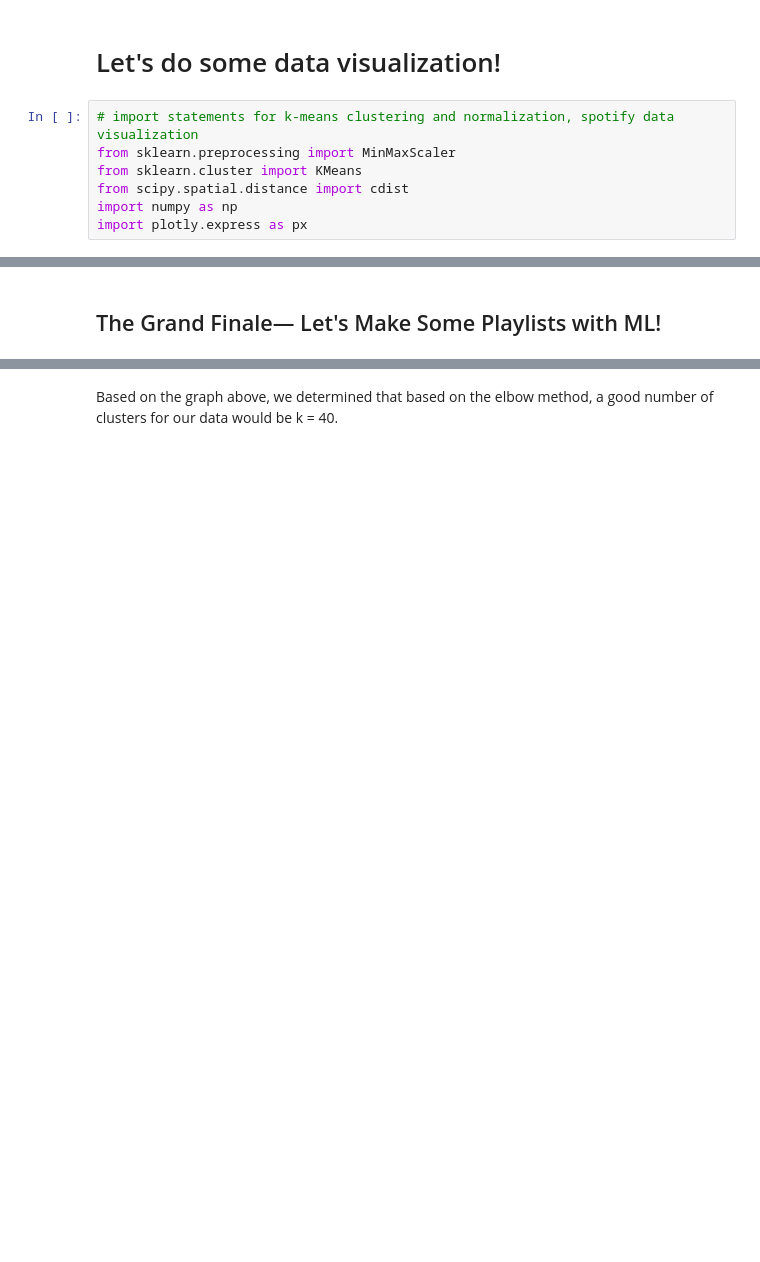
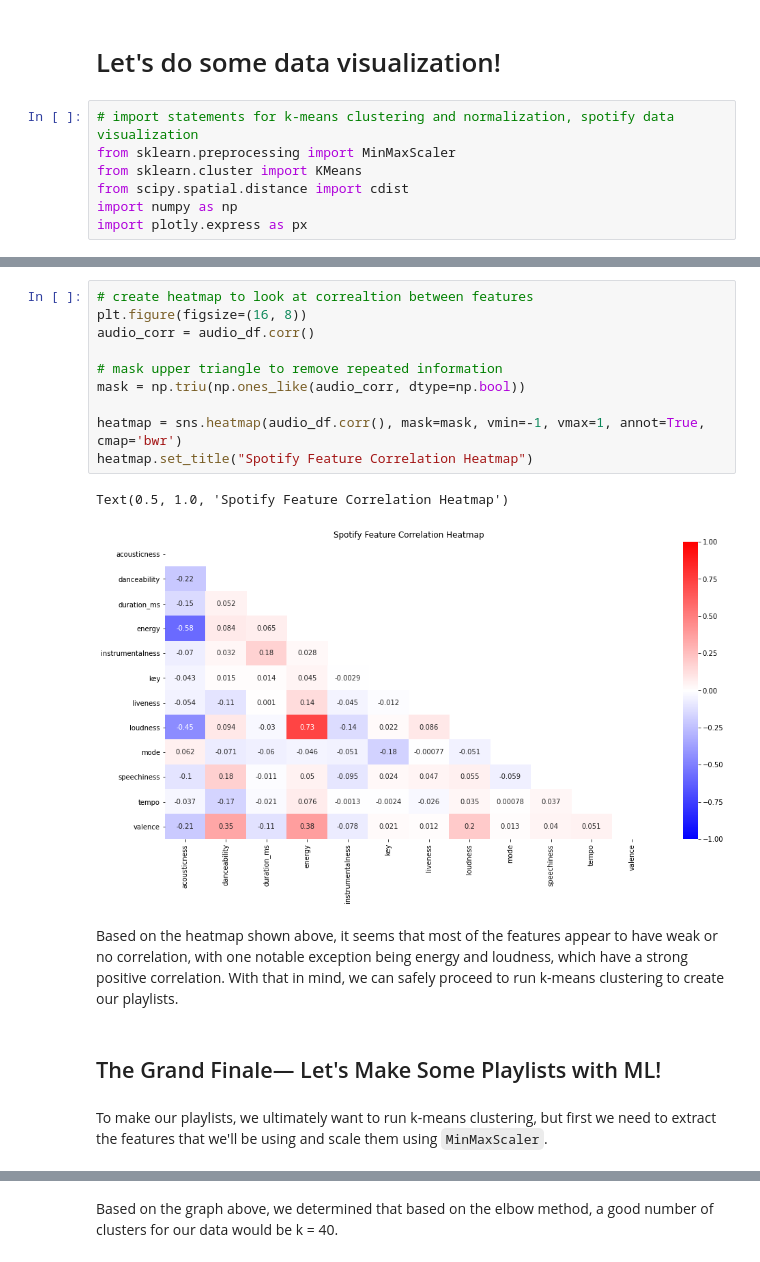
Before and after one commit to jgchen716/spotify-ml, a Jupyter notebook: Spotify_Project.ipynb, the cells around one changed output, grey strips where cells are left out. Saved outputs shown, nothing was run; the diff lists cells and outputs as text; blank space fills up the shorter version.

Commit message:
finish jc playlists

```diff
--- a/Spotify_Project.ipynb
+++ b/Spotify_Project.ipynb
@@ -606,5 +653,22 @@ import plotly.express as px
+# %%
+# create heatmap to look at correaltion between features
+plt.figure(figsize=(16, 8))
+audio_corr = audio_df.corr()
+
+# mask upper triangle to remove repeated information
+mask = np.triu(np.ones_like(audio_corr, dtype=np.bool))
+
+heatmap = sns.heatmap(audio_df.corr(), mask=mask, vmin=-1, vmax=1, annot=True, cmap='bwr')
+heatmap.set_title("Spotify Feature Correlation Heatmap")
+# %% [output]
+Text(0.5, 1.0, 'Spotify Feature Correlation Heatmap')
+[figure, added]
+# %% [markdown]
+Based on the heatmap shown above, it seems that most of the features appear to have weak or no correlation, with one notable exception being energy and loudness, which have a strong positive correlation. With that in mind, we can safely proceed to run k-means clustering to create our playlists.
 # %% [markdown]
 ## The Grand Finale— Let's Make Some Playlists with ML!
+# %% [markdown]
+To make our playlists, we ultimately want to run k-means clustering, but first we need to extract the features that we'll be using and scale them using `MinMaxScaler`.
 # %%
 # columns containing numeric features to run clustering on later
 feature_cols = ['acousticness', 'danceability', 'duration_ms', 'energy', 'instrumentalness', 'liveness', 'loudness', 'speechiness', 'tempo', 'valence']
```
Also changed, not shown: parts of 33 cells of this notebook.
